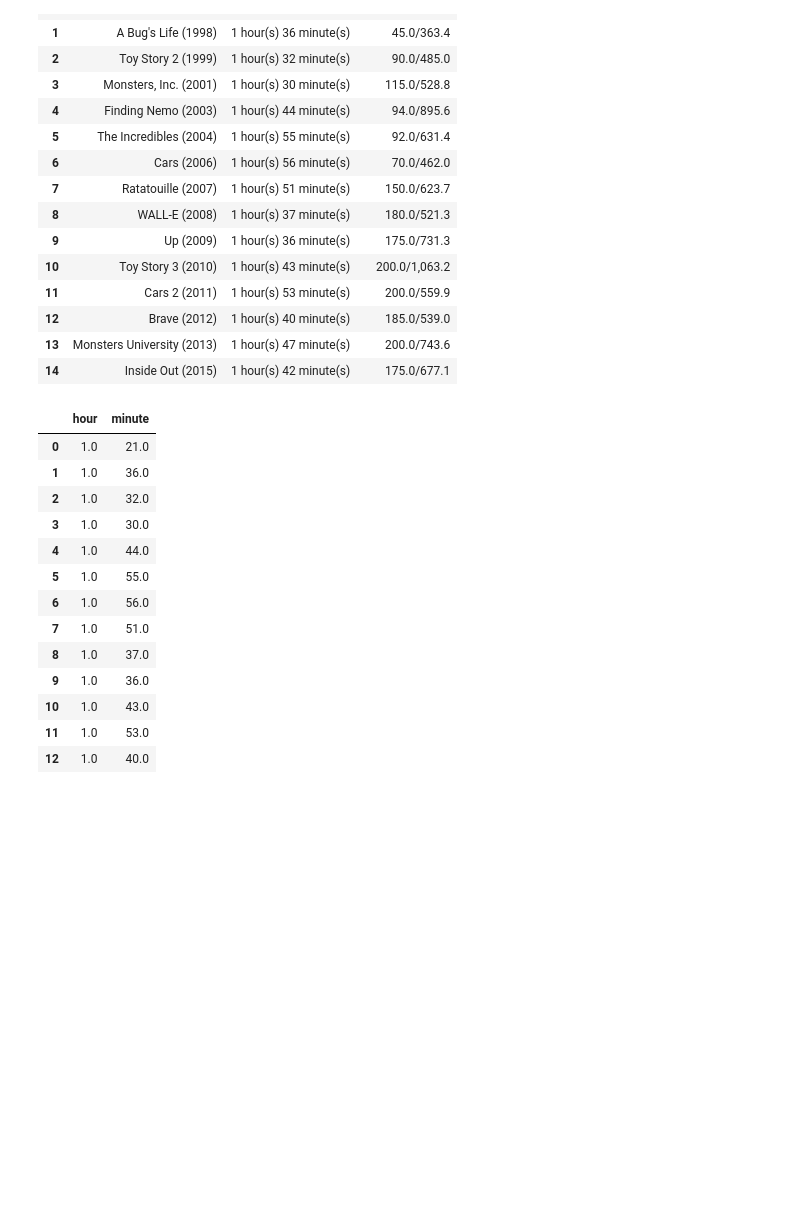
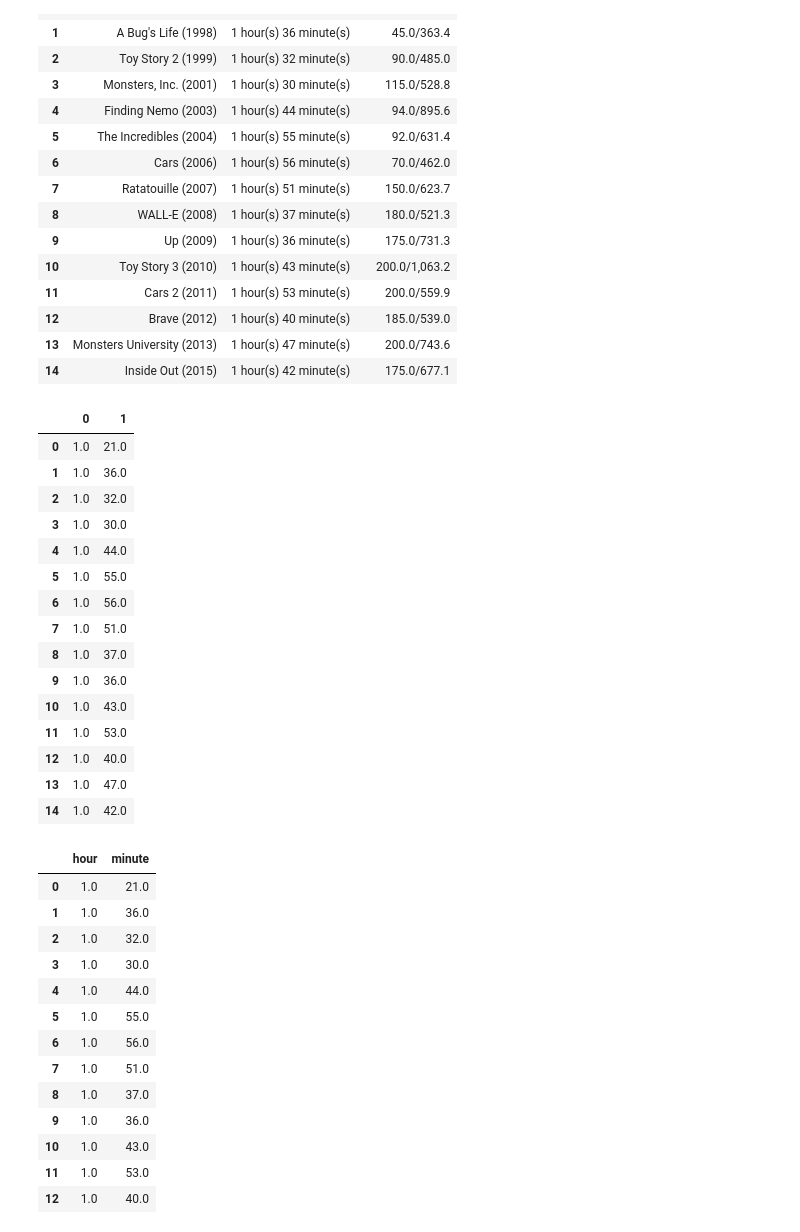
Before and after one commit to prasertcbs/pandas, a Jupyter notebook: pandas_str_extract_split.ipynb, the cells around one changed output. Saved outputs shown, nothing was run; the diff lists cells and outputs as text; code cells hidden in the pictures; blank space fills up the shorter version.

```diff
--- a/pandas_str_extract_split.ipynb
+++ b/pandas_str_extract_split.ipynb
@@ -116,5 +122,24 @@ df
 | 12 | Brave (2012) | 1 hour(s) 40 minute(s) | 185.0/539.0 |
 | 13 | Monsters University (2013) | 1 hour(s) 47 minute(s) | 200.0/743.6 |
 | 14 | Inside Out (2015) | 1 hour(s) 42 minute(s) | 175.0/677.1 |
+# %%
+df['length'].str.extract('(\d+)\shour\(s\)\s(\d+)\sminute\(s\)').astype(float)
+# %% [output]
+|  | 0 | 1 |
+| 0 | 1.0 | 21.0 |
+| 1 | 1.0 | 36.0 |
+| 2 | 1.0 | 32.0 |
+| 3 | 1.0 | 30.0 |
+| 4 | 1.0 | 44.0 |
+| 5 | 1.0 | 55.0 |
+| 6 | 1.0 | 56.0 |
+| 7 | 1.0 | 51.0 |
+| 8 | 1.0 | 37.0 |
+| 9 | 1.0 | 36.0 |
+| 10 | 1.0 | 43.0 |
+| 11 | 1.0 | 53.0 |
+| 12 | 1.0 | 40.0 |
+| 13 | 1.0 | 47.0 |
+| 14 | 1.0 | 42.0 |
 # %%
 dt=df['length'].str.extract('(\d+)\shour\(s\)\s(\d+)\sminute\(s\)').astype(float)
```
Also changed, not shown: parts of 4 cells of this notebook.
